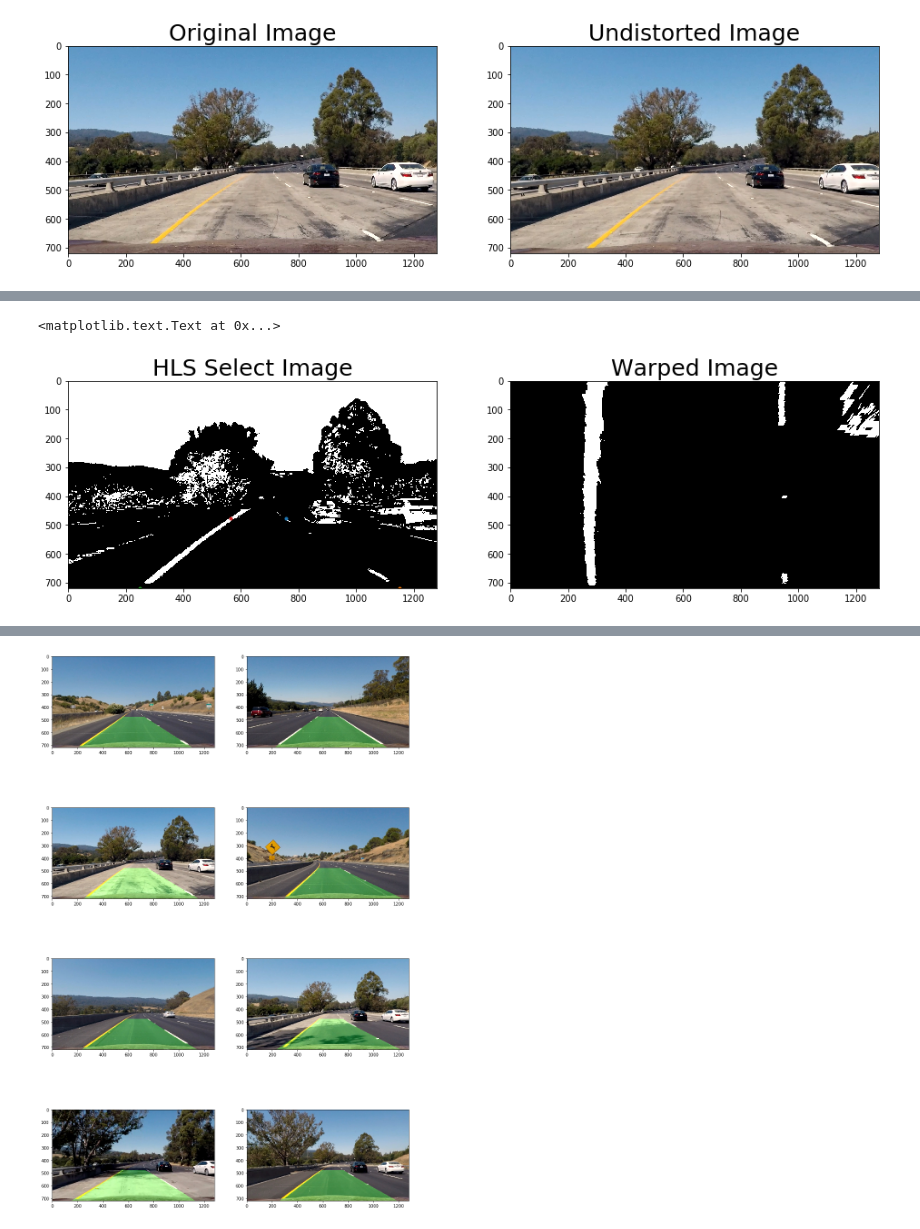
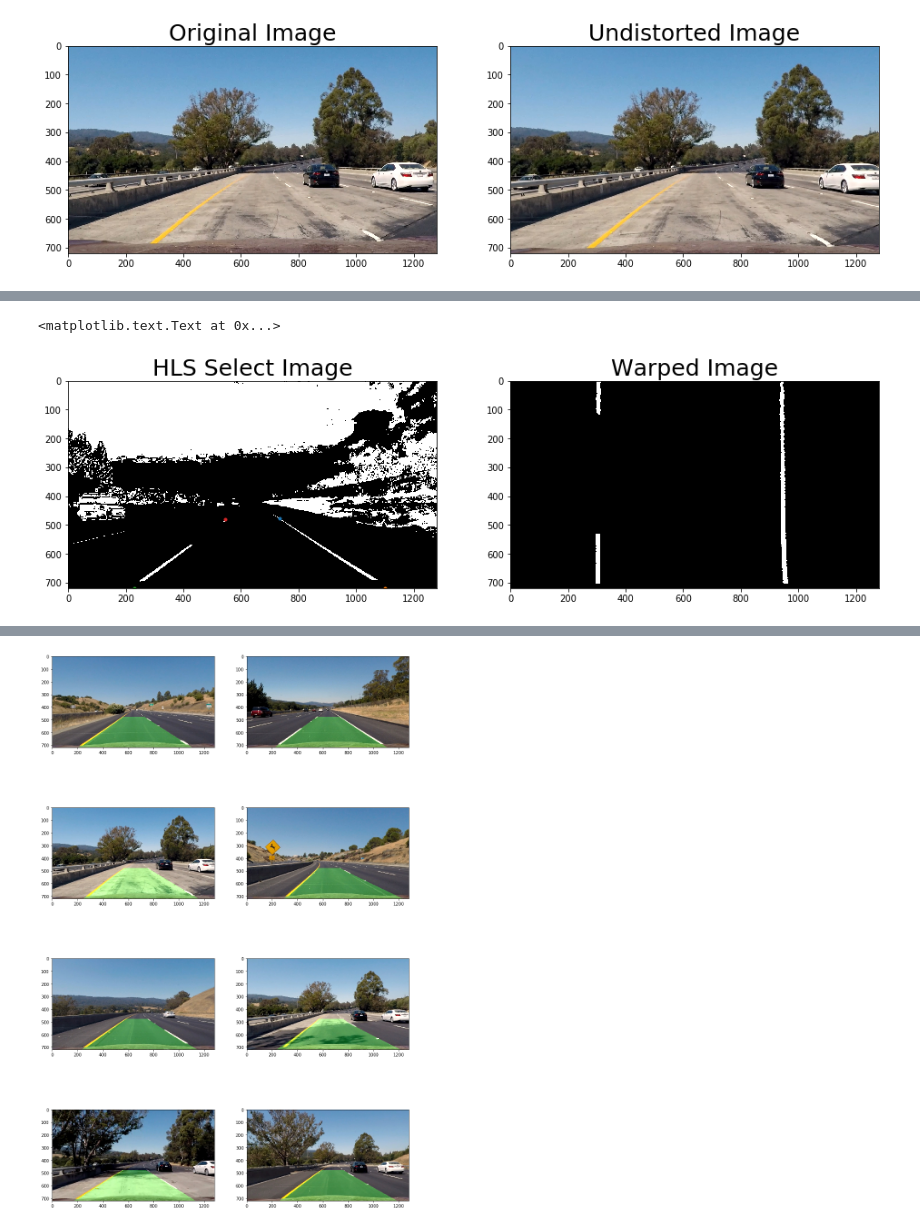
Before and after one commit to atlas604/advanced-lane-lines, a Jupyter notebook: advanced-lane-lines.ipynb, the cells around one changed output, grey strips where cells are left out. Cells and saved outputs as stored; diff of their text form; code cells hidden in the pictures.

```diff
--- a/advanced-lane-lines.ipynb
+++ b/advanced-lane-lines.ipynb
@@ -102,3 +110,11 @@ ax2.set_title('Undistorted Image', fontsize=25)
 # %% [output]
 <matplotlib.text.Text at 0x...>
 [figure]
+# %%
+straight_lines2_undist = cv2.undistort(straight_lines2, mtx, dist, None, mtx)
+
+f, (ax1, ax2) = plt.subplots(1, 2, figsize=(16,8))
+ax1.imshow(straight_lines2)
+ax1.set_title('Original Image', fontsize=25)
+ax2.imshow(straight_lines2_undist)
+ax2.set_title('Undistorted Image', fontsize=25)
@@ -158,14 +177,14 @@ def hls_select(img, thresh=(0, 255)):
 def warp(img, orient='M'):
     img_size = (img.shape[1], img.shape[0])
     src = np.float32(
-    [[755, 478],
-     [1150, 719],
-     [250, 719],
-     [565, 477]])
+    [[735, 478],
+     [1100, 719],
+     [230, 719],
+     [545, 480]])
     dst = np.float32(
     [[950, 0],      # top right
      [950, 720],    # bottom right
-     [280, 720],    # bottom left
+     [310, 720],    # bottom left
      [280, 0]])     # top left
     if orient == 'M':
         M = cv2.getPerspectiveTransform(src, dst)
@@ -175,19 +194,18 @@ def warp(img, orient='M'):
         warped = cv2.warpPerspective(img, Minv, img_size, flags=cv2.INTER_LINEAR)
     return warped
 # %%
-test1_hls = hls_select(test1_undist, thresh=(90, 255))
-test1_warped = warp(test1_hls, orient='M')
-# print (test1_processed.shape)      # output: (720, 1280)
+straight_lines2_hls = hls_select(straight_lines2_undist, thresh=(90, 255))
+straight_lines2_warped = warp(straight_lines2_hls, orient='M')
 
 f, (ax1, ax2) = plt.subplots(1, 2, figsize=(16,8))
-ax1.imshow(test1_hls, cmap='gray')
-ax1.plot(755, 478, '.')    # top right
-ax1.plot(1150, 719, '.')   # bottom right
-ax1.plot(250, 719, '.')    # bottom left
-ax1.plot(565, 477, '.')    # top left
+ax1.imshow(straight_lines2_hls, cmap='gray')
+ax1.plot(735, 478, '.')    # top right
+ax1.plot(1100, 719, '.')   # bottom right
+ax1.plot(230, 719, '.')    # bottom left
+ax1.plot(545, 480, '.')    # top left
 ax1.set_title('HLS Select Image', fontsize=25)
-ax2.imshow(test1_warped, cmap='gray')
+ax2.imshow(straight_lines2_warped, cmap='gray')
 ax2.set_title('Warped Image', fontsize=25)
 # %% [output]
 <matplotlib.text.Text at 0x...>
-[figure, old version]
+[figure, new version]
```
Also changed, not shown: parts of 7 cells of this notebook.
